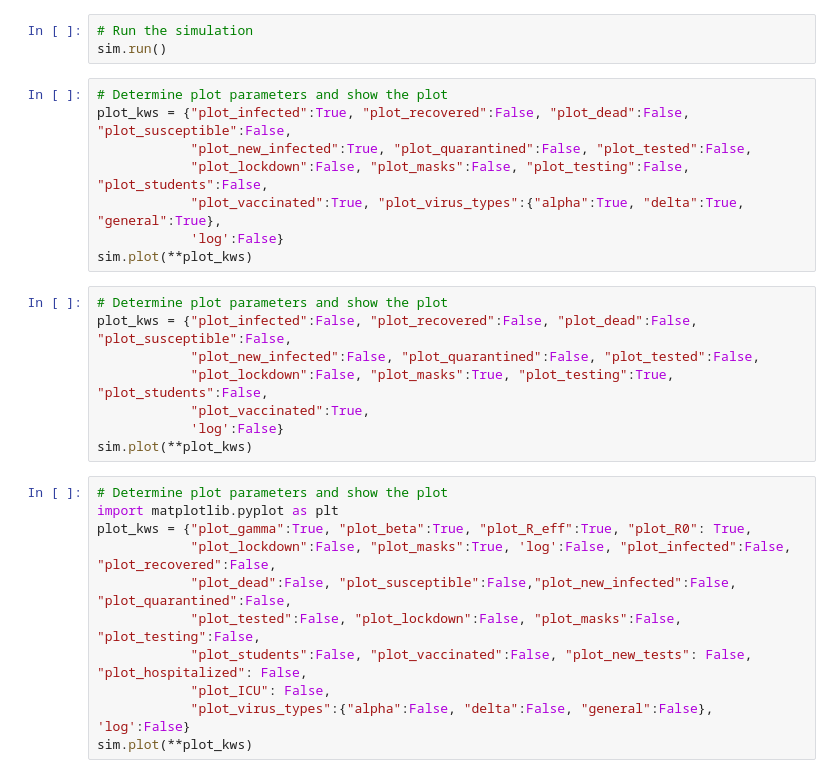
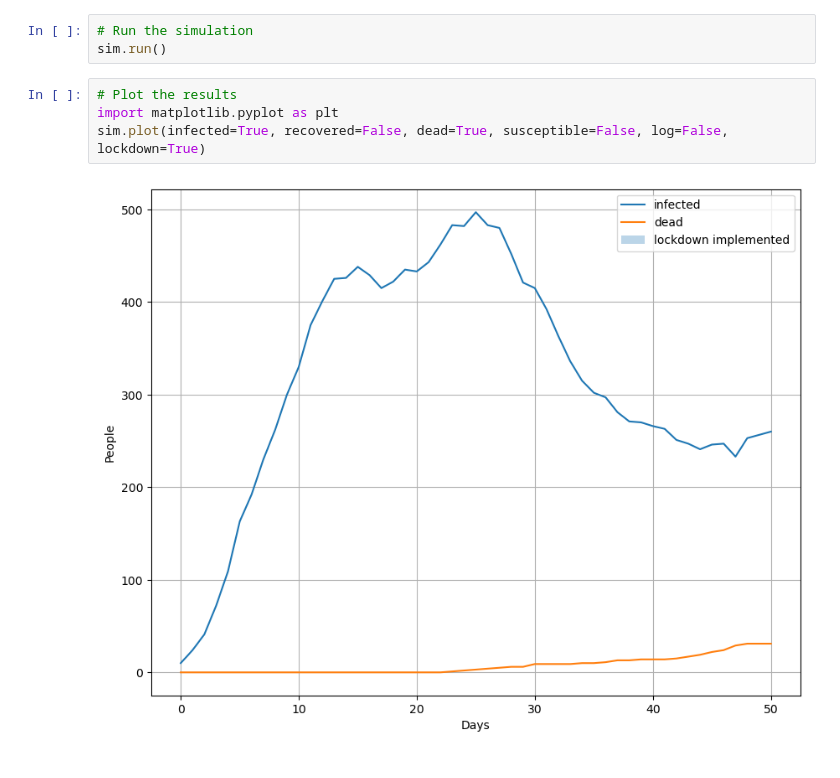
Before and after one commit to Queens-Physics/quaboom, a Jupyter notebook: notebooks/run_epidemic_plot.ipynb, the cells around one changed output. Cells and saved outputs as stored; diff of their text form.

```diff
--- a/notebooks/run_epidemic_plot.ipynb
+++ b/notebooks/run_epidemic_plot.ipynb
@@ -14,30 +14,9 @@ sim = Simulation(config_file, verbose=False)
 # %%
 # Run the simulation
 sim.run()
-# %%
-# Determine plot parameters and show the plot
-plot_kws = {"plot_infected":True, "plot_recovered":False, "plot_dead":False, "plot_susceptible":False,
-            "plot_new_infected":True, "plot_quarantined":False, "plot_tested":False,
-            "plot_lockdown":False, "plot_masks":False, "plot_testing":False, "plot_students":False,
-            "plot_vaccinated":True, "plot_virus_types":{"alpha":True, "delta":True, "general":True},
-            'log':False}
-sim.plot(**plot_kws)
-# %%
-# Determine plot parameters and show the plot
-plot_kws = {"plot_infected":False, "plot_recovered":False, "plot_dead":False, "plot_susceptible":False,
-            "plot_new_infected":False, "plot_quarantined":False, "plot_tested":False,
-            "plot_lockdown":False, "plot_masks":True, "plot_testing":True, "plot_students":False,
-            "plot_vaccinated":True,
-            'log':False}
-sim.plot(**plot_kws)
-# %%
-# Determine plot parameters and show the plot
-import matplotlib.pyplot as plt
-plot_kws = {"plot_gamma":True, "plot_beta":True, "plot_R_eff":True, "plot_R0": True,
-            "plot_lockdown":False, "plot_masks":True, 'log':False, "plot_infected":False, "plot_recovered":False,
-            "plot_dead":False, "plot_susceptible":False,"plot_new_infected":False, "plot_quarantined":False,
-            "plot_tested":False, "plot_lockdown":False, "plot_masks":False, "plot_testing":False,
-            "plot_students":False, "plot_vaccinated":False, "plot_new_tests": False, "plot_hospitalized": False,
-            "plot_ICU": False,
-            "plot_virus_types":{"alpha":False, "delta":False, "general":False}, 'log':False}
-sim.plot(**plot_kws)
+# %%
+# Plot the results
+import matplotlib.pyplot as plt
+sim.plot(infected=True, recovered=False, dead=True, susceptible=False, log=False, lockdown=True)
+# %% [output]
+[figure, added]
```
Also changed, not shown: parts of 2 cells of this notebook, 1 other file.
